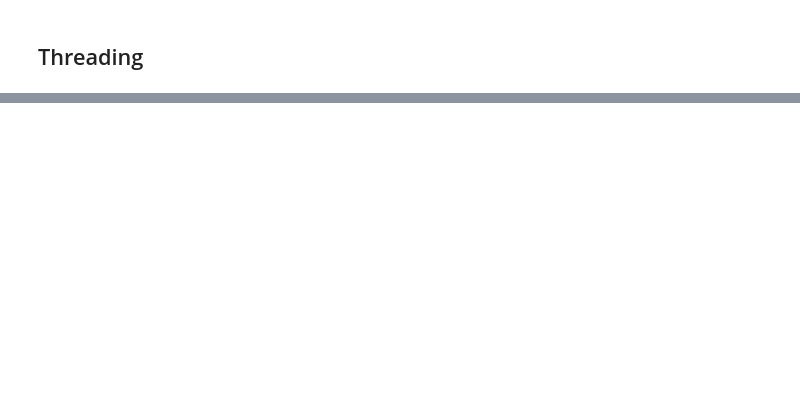
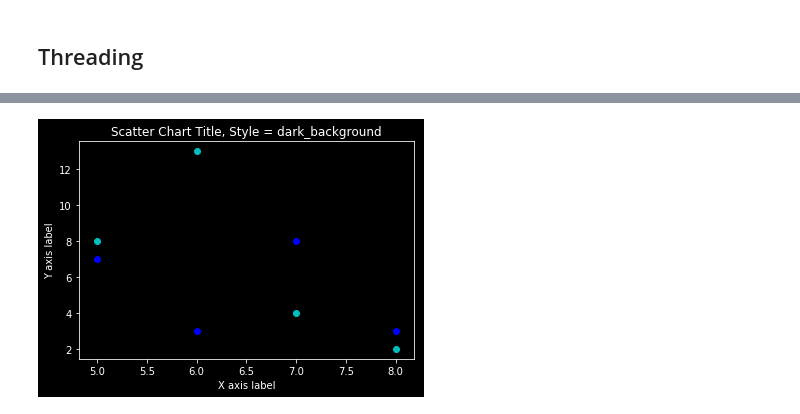
Before and after one commit to simonwardjones/forget-code, a Jupyter notebook: Python/learnPython.ipynb, the cells around one changed output, grey strips where cells are left out. Saved outputs shown, nothing was run; the diff lists cells and outputs as text; code cells hidden in the pictures; blank space fills up the shorter version.

```diff
--- a/Python/learnPython.ipynb
+++ b/Python/learnPython.ipynb
@@ -745,0 +869,14 @@ Thread-136 19Entire job took
+# %%
+from matplotlib import pyplot as plt
+
+plt.scatter(x,y2,color='c')
+plt.scatter(x,y,color="b")
+
+# Label it up
+plt.title("Scatter Chart Title, Style = "+ str(plt.style.available[style_n]))
+plt.ylabel("Y axis label")
+plt.xlabel("X axis label")
+
+plt.show()
+# %% [output]
+[figure, added]
```
Also changed, not shown: parts of 41 cells of this notebook, 12 other files.
